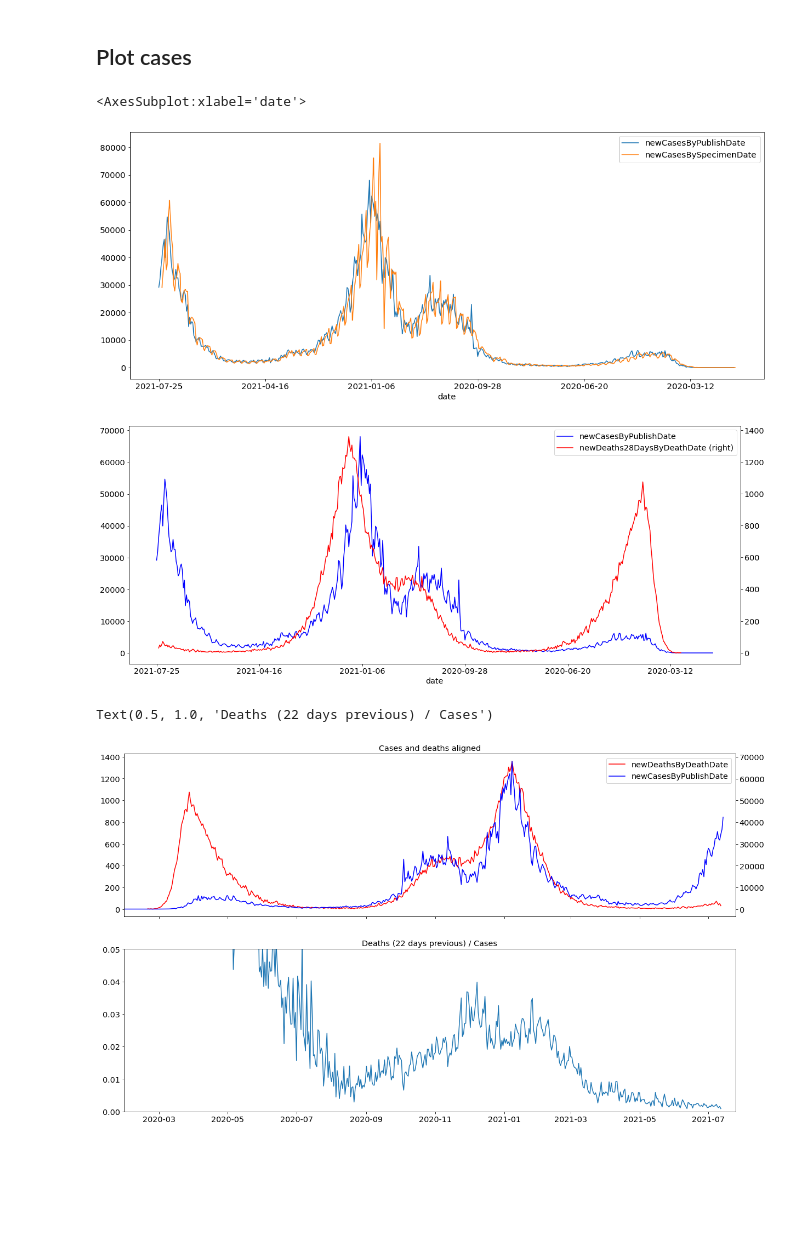
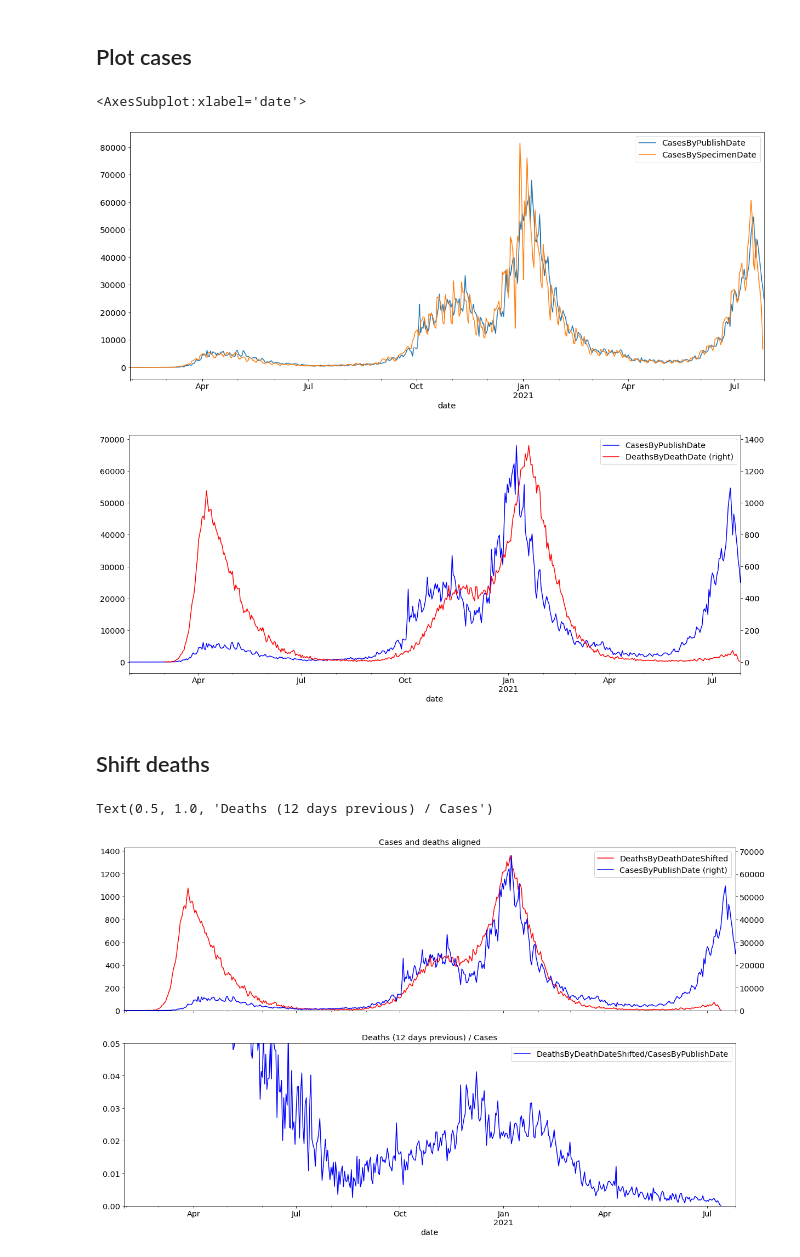
Before and after one commit to rhysgt/covid_analysis, a Jupyter notebook: analysis.ipynb, the cells around one changed output. Saved outputs shown, nothing was run; the diff lists cells and outputs as text; code cells hidden in the pictures; blank space fills up the shorter version.

```diff
--- a/analysis.ipynb
+++ b/analysis.ipynb
@@ -27,16 +27,17 @@ cases_and_deaths = {
     "date":"date",
     "areaName":"areaName",
     "areaCode":"areaCode",
-    "newCasesByPublishDate":"newCasesByPublishDate",
-    "newCasesBySpecimenDate":"newCasesBySpecimenDate",
-    "cumCasesByPublishDate":"cumCasesByPublishDate",
-    "newDeaths28DaysByDeathDate":"newDeaths28DaysByDeathDate"
+    "CasesByPublishDate":"newCasesByPublishDate",
+    "CasesBySpecimenDate":"newCasesBySpecimenDate",
+    "DeathsByDeathDate":"newDeaths28DaysByDeathDate"
 }
 
 api = Cov19API(filters=none, structure=cases_and_deaths)
 data = api.get_json()  # Returns a dictionary
 
 data_df = pd.DataFrame(data['data'])  # Change to dataframe
+data_df = data_df.set_index('date').sort_index().reset_index()
+data_df['date'] = pd.to_datetime(data_df['date'])
 # %%
 data_df
 # %% [output]
@@ -67,15 +63,15 @@ deathsDea = np.array([elem["newDeaths28DaysByDeathDate"] for elem in data['data'
 # %%
 fig, ax = plt.subplots(1, 1)
 
-data_df.plot(x='date', y='newCasesByPublishDate', ax=ax)
-data_df.plot(x='date', y='newCasesBySpecimenDate', ax=ax)
+data_df.plot(x='date', y='CasesByPublishDate', ax=ax)
+data_df.plot(x='date', y='CasesBySpecimenDate', ax=ax)
 # %% [output]
 <AxesSubplot:xlabel='date'>
-[figure, old version]
+[figure, new version]
 # %%
 fig, ax = plt.subplots(1, 1)
 
-plt1 = data_df.plot(x='date', y='newCasesByPublishDate', ax=ax, c='b')
-plt2 = data_df.plot(x='date', y='newDeaths28DaysByDeathDate', ax=ax, c='r', secondary_y=True)
+plt1 = data_df.plot(x='date', y='CasesByPublishDate', ax=ax, c='b')
+plt2 = data_df.plot(x='date', y='DeathsByDeathDate', ax=ax, c='r', secondary_y=True)
 # %% [output]
-[figure, old version]
+[figure, new version]
@@ -84,25 +78,26 @@ ABOVE IMPLEMENTED IN PANDAS
+# %% [markdown]
+## Shift deaths
+# %%
+lag = 12
+data_df['DeathsByDeathDateShifted'] = data_df['DeathsByDeathDate'].shift(-lag)
 # %%
-lag = 11
-
 fig, (ax1, ax2) = plt.subplots(2, 1, sharex=True, figsize=(20, 12))
 
-plt.xlim(np.min(dates), np.max(dates))
+ax1.set_xlim(np.min(data_df['date']), np.max(data_df['date']))
 
-ax1b = ax1.twinx()
+ax1.set_title('Cases and deaths aligned')
 
-ax1b.set_title('Cases and deaths aligned')
+plt1 = data_df.plot(x='date', y='DeathsByDeathDateShifted', ax=ax1, c='r')
+plt2 = data_df.plot(x='date', y='CasesByPublishDate', ax=ax1, c='b', secondary_y=True)
 
-plt1 = ax1.plot(dates[lag:], np.array(deathsDea)[:-lag], label = "newDeathsByDeathDate", c='r')
-plt2 = ax1b.plot(dates[lag:], np.array(casesPub)[lag:], label = 'newCasesByPublishDate', c='b')
+plt1.set_ylim(0)
+plt2.set_ylim(0)
 
-lns = plt1 + plt2
-labs = [l.get_label() for l in lns]
-ax1.legend(lns, labs, loc=0)
+data_df['DeathsByDeathDateShifted/CasesByPublishDate'] = data_df['DeathsByDeathDateShifted'] / data_df['CasesByPublishDate']
 
-
-plt2 = ax2.plot(dates[lag:], np.array(deathsDea)[:-lag]/np.array(casesPub)[lag:])
-ax2.set_ylim(0, 0.05)
-ax2.set_title('Deaths ({0} days previous) / Cases'.format(int(lag*2)))
+plt3 = data_df.plot(x='date', y='DeathsByDeathDateShifted/CasesByPublishDate', ax=ax2, c='b')
+plt3.set_ylim(0, 0.05)
+plt3.set_title('Deaths ({0} days previous) / Cases'.format(int(lag)))
 # %% [output]
-Text(0.5, 1.0, 'Deaths (22 days previous) / Cases')
+Text(0.5, 1.0, 'Deaths (12 days previous) / Cases')
-[figure, old version]
+[figure, new version]
```
Also changed, not shown: parts of 4 cells of this notebook.
